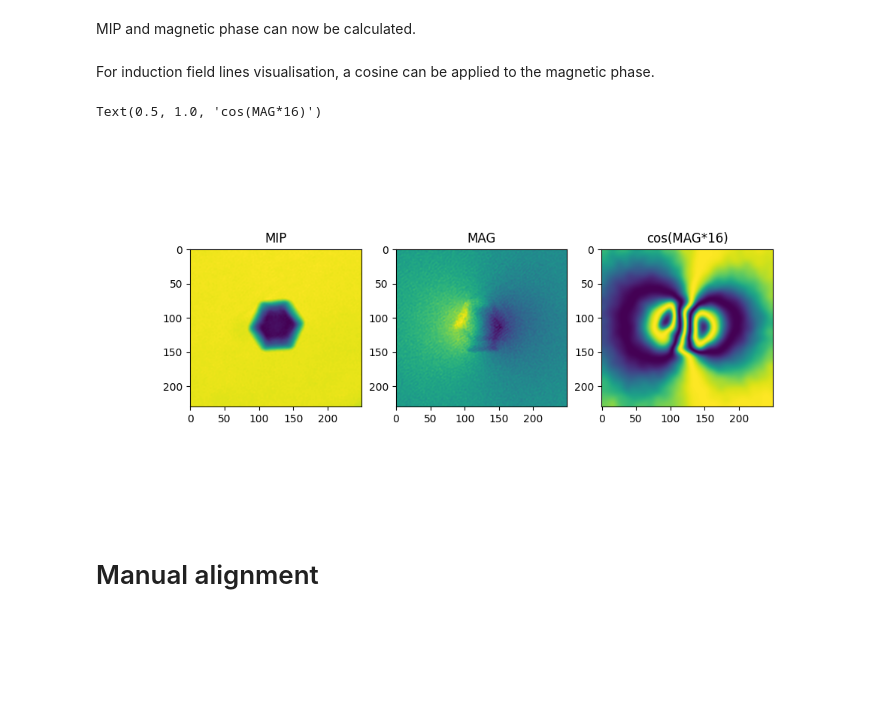
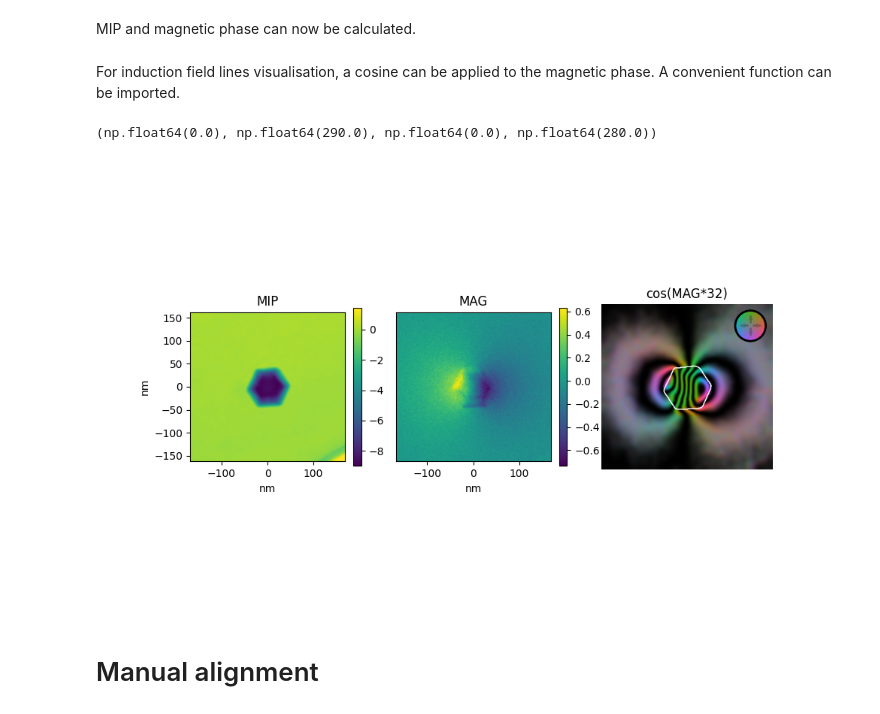
Before and after one commit to LiberTEM/LiberTEM-holo, a Jupyter notebook: notebooks/Alignment.ipynb, the cells around one changed output. Drawn from its saved outputs; the diff is of its cells as text; code cells hidden in the pictures; blank space fills up the shorter version.

Commit message:
Added reconstruct_stack and plot_mag_induction functions

```diff
--- a/notebooks/Alignment.ipynb
+++ b/notebooks/Alignment.ipynb
@@ -95,6 +99,8 @@ ax[2].imshow(phase_minus - phase_plus_shifted)
 MIP and magnetic phase can now be calculated.
 # %%
 MIP_phase = (phase_minus + phase_plus_shifted) / 2
+MIP_phase -= np.mean(MIP_phase)
 MAG_phase = (phase_minus - phase_plus_shifted) / 2
+MAG_phase -= np.mean(MAG_phase)
 # %% [markdown]
-For induction field lines visualisation, a cosine can be applied to the magnetic phase.
+For induction field lines visualisation, a cosine can be applied to the magnetic phase. A convenient function can be imported.
@@ -101,17 +109,35 @@ For induction field lines visualisation, a cosine can be applied to the magnetic
+# %%
+# the phase images can be cropped to remove the drift corrected edges
+# and use calibrated units for the axis in nm
+roi = np.s_[120:400, 80:370]
+extent = (
+    -MIP_phase[roi].shape[1] * data_minus.metadata['effective_pixelsize']/2 * 1e9,
+    MIP_phase[roi].shape[1] * data_minus.metadata['effective_pixelsize']/2 * 1e9,
+    -MIP_phase[roi].shape[0] * data_minus.metadata['effective_pixelsize']/2 * 1e9,
+    MIP_phase[roi].shape[0] * data_minus.metadata['effective_pixelsize']/2 * 1e9,
+)
 # %%
-fig, ax = plt.subplots(ncols=3, figsize=(10, 5))
-roi = np.s_[150:380, 100:350]
-ax[0].imshow(MIP_phase[roi])
+fig, ax = plt.subplots(ncols=3, figsize=(10, 6))
+
+im = ax[0].imshow(MIP_phase[roi], extent=extent)
 ax[0].set_title('MIP')
+ax[0].set_xlabel('nm')
+ax[0].set_ylabel('nm')
+plt.colorbar(im, fraction=0.046)
 
-ax[1].imshow(MAG_phase[roi])
+im = ax[1].imshow(MAG_phase[roi], extent=extent)
 ax[1].set_title('MAG')
+ax[1].set_xlabel('nm')
+ax[1].set_yticks([])
+plt.colorbar(im, fraction=0.046)
 
-ax[2].imshow(np.cos(gaussian_filter(MAG_phase[roi], sigma=5)*16))
-ax[2].set_title('cos(MAG*16)')
+mask = MIP_phase[roi] < -1.5
+ax[2] = plot_mag_induction(MAG_phase[roi], axis=ax[2], clip=1e-2, gain=32, smooth=5, mask=mask)
+ax[2].set_title('cos(MAG*32)')
+ax[2].axis('off')
 # %% [output]
-Text(0.5, 1.0, 'cos(MAG*16)')
+(np.float64(0.0), np.float64(290.0), np.float64(0.0), np.float64(280.0))
-[figure, old version]
+[figure, new version]
 # %% [markdown]
 # Manual alignment
 # %% [markdown]
```
Also changed, not shown: parts of 8 cells of this notebook, 1 other file.
